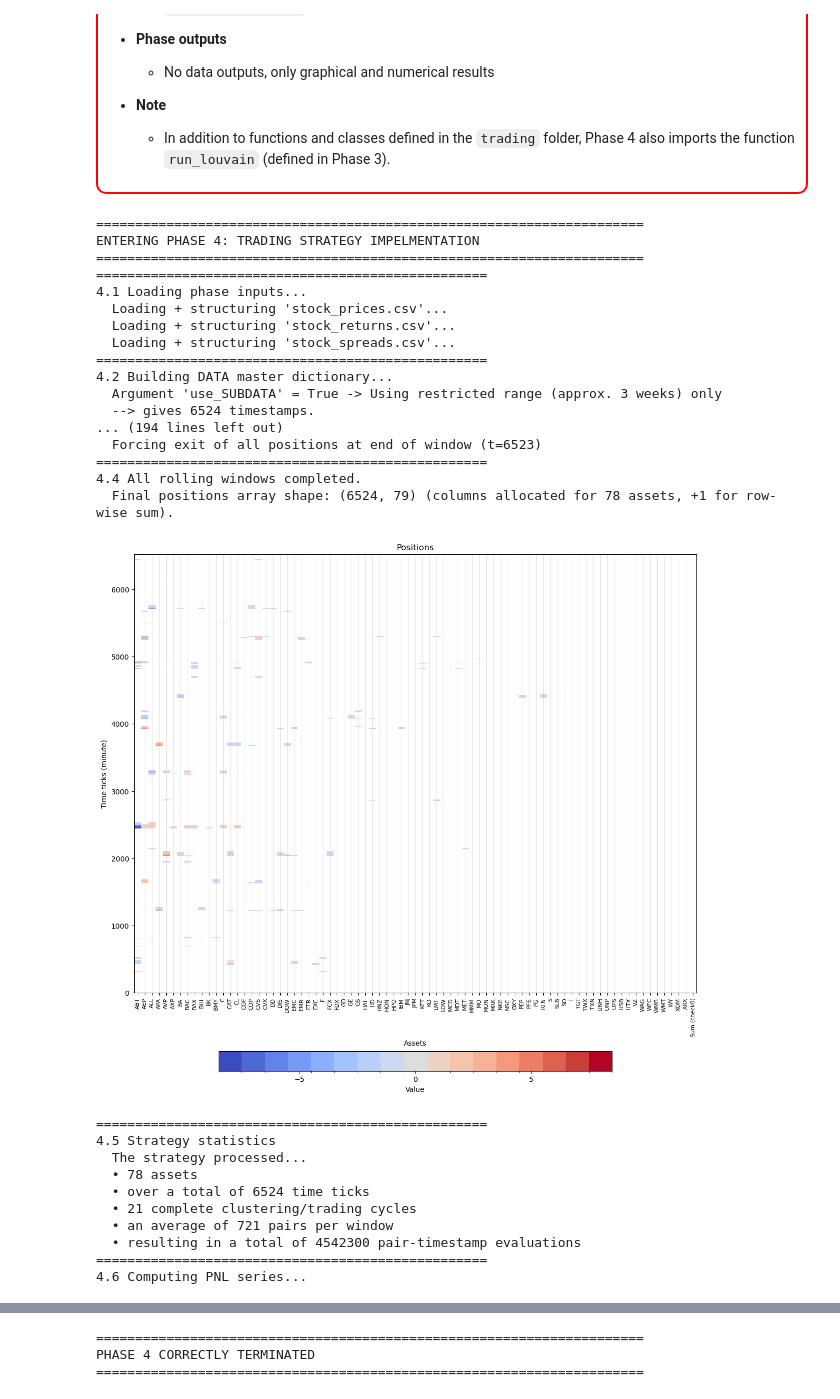
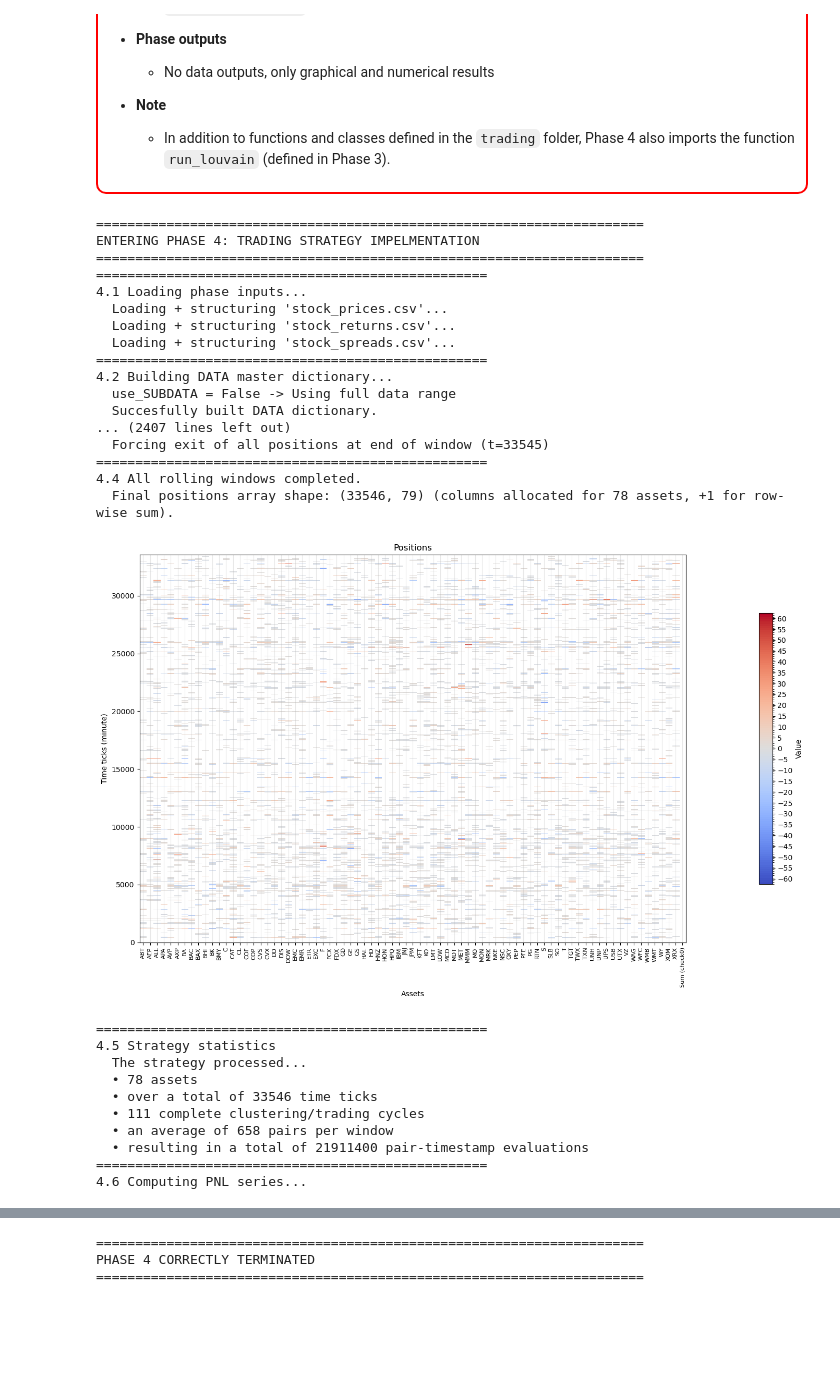
Before and after one commit to ctordo/SP100-high-frequency-analysis-corrclustering-trading, a Jupyter notebook: master_notebook.ipynb, the cells around one changed output, grey strips where cells are left out. Cells and saved outputs as stored; diff of their text form; code cells hidden in the pictures; blank space fills up the shorter version.

```diff
--- a/master_notebook.ipynb
+++ b/master_notebook.ipynb
@@ -180,41 +180,41 @@ PHASE 3 CORRECTLY TERMINATED
 # %%
 from main_trading import main_4
 main_4(window_clustering= 300,
        window_lookback= 50,
        lambda_in = 3,
        lambda_out = 0.5,
        lambda_emergency = 3,
        patience_max = 120,
-       use_SUBDATA = True,
-       nb_pairs_cap=10,  # Use -1 to use all pairs
+       use_SUBDATA = False,
+       nb_pairs_cap=-1,  # Use -1 to use all pairs
        plot_pairs_lifetimes=False,
        display_figures=True)
 # %% [output]
 ======================================================================
 ENTERING PHASE 4: TRADING STRATEGY IMPELMENTATION
 ======================================================================
 ==================================================
 4.1 Loading phase inputs...
   Loading + structuring 'stock_prices.csv'...
   Loading + structuring 'stock_returns.csv'...
   Loading + structuring 'stock_spreads.csv'...
 ==================================================
 4.2 Building DATA master dictionary...
-  Argument 'use_SUBDATA' = True -> Using restricted range (approx. 3 weeks) only
-  --> gives 6524 timestamps.
-... (194 lines left out)
-  Forcing exit of all positions at end of window (t=6523)
+  use_SUBDATA = False -> Using full data range
+  Succesfully built DATA dictionary.
+... (2407 lines left out)
+  Forcing exit of all positions at end of window (t=33545)
 ==================================================
 4.4 All rolling windows completed.
-  Final positions array shape: (6524, 79) (columns allocated for 78 assets, +1 for row-wise sum).
+  Final positions array shape: (33546, 79) (columns allocated for 78 assets, +1 for row-wise sum).
-[figure, old version]
+[figure, new version]
 ==================================================
 4.5 Strategy statistics
   The strategy processed...
   • 78 assets
-  • over a total of 6524 time ticks
-  • 21 complete clustering/trading cycles
-  • an average of 721 pairs per window
-  • resulting in a total of 4542300 pair-timestamp evaluations
+  • over a total of 33546 time ticks
+  • 111 complete clustering/trading cycles
+  • an average of 658 pairs per window
+  • resulting in a total of 21911400 pair-timestamp evaluations
 ==================================================
 4.6 Computing PNL series...
```
Also changed, not shown: parts of 4 cells of this notebook.
